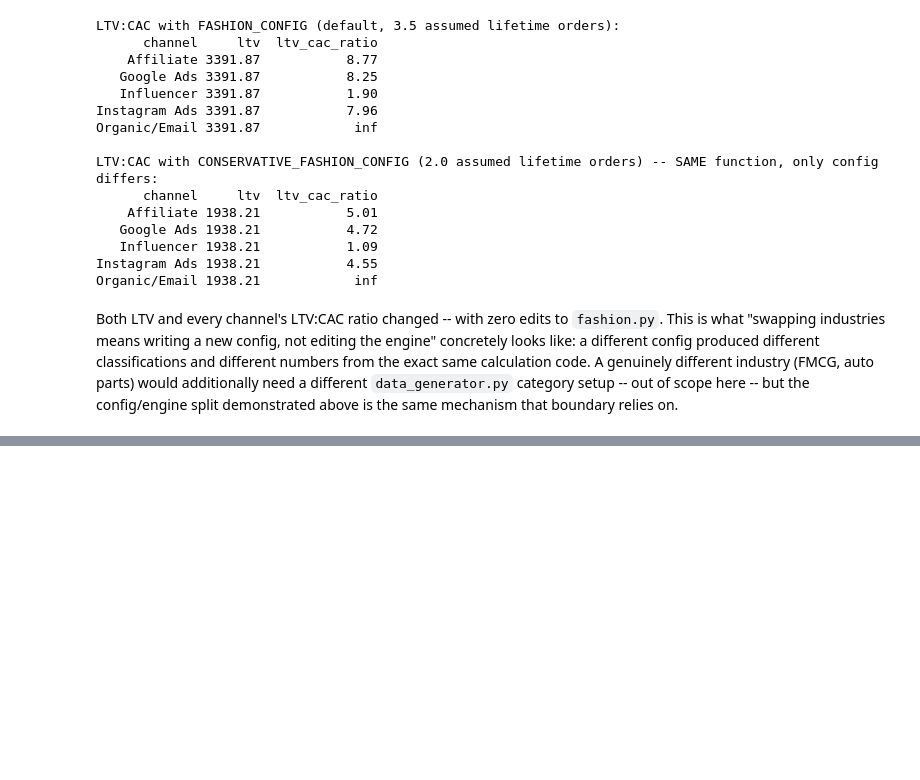
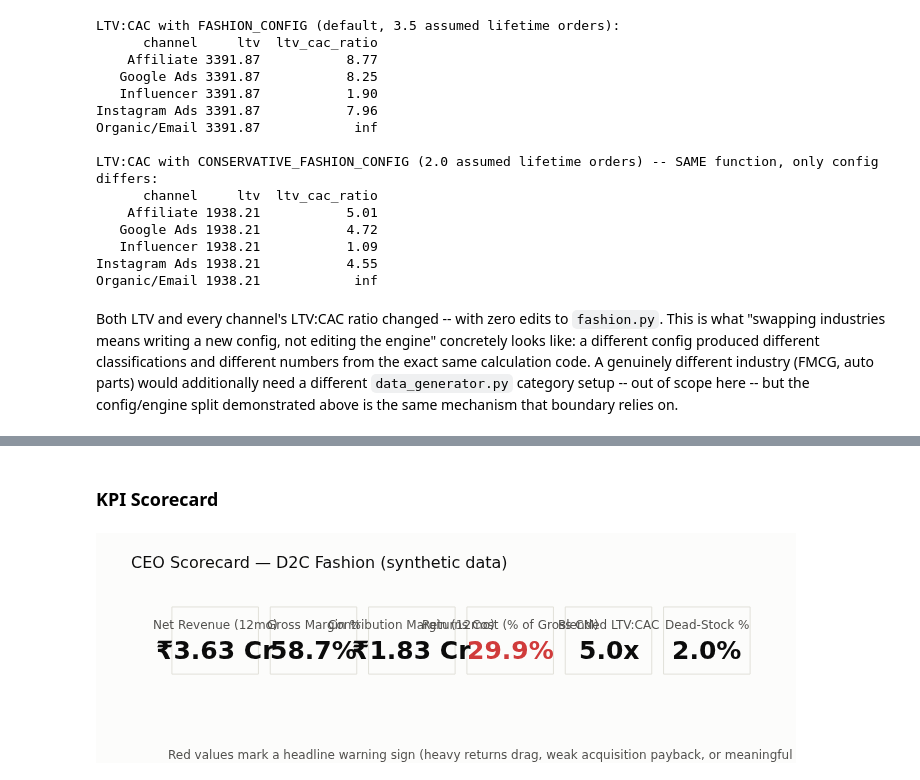
Before and after one commit to hrishikeshkedia-prog/ledger-margin-analysis, a Jupyter notebook: ceo_dashboard/notebooks/ceo_dashboard.ipynb, the cells around one changed output, grey strips where cells are left out. Drawn from its saved outputs; the diff is of its cells as text; code cells hidden in the pictures; blank space fills up the shorter version.

```diff
--- a/ceo_dashboard/notebooks/ceo_dashboard.ipynb
+++ b/ceo_dashboard/notebooks/ceo_dashboard.ipynb
@@ -1552,0 +1648,8 @@ the calibration, every formula, and the config-boundary behavior.
+# %% [markdown]
+### KPI Scorecard
+# %%
+scorecard_metrics = dv.compute_scorecard_metrics(orders_clean, opex_df, marketing_df, inventory_df)
+fig = dv.render_kpi_scorecard(scorecard_metrics)
+fig.show()
+# %% [output]
+[figure, added]
```
Also changed, not shown: parts of 20 cells of this notebook, 7 other files.
